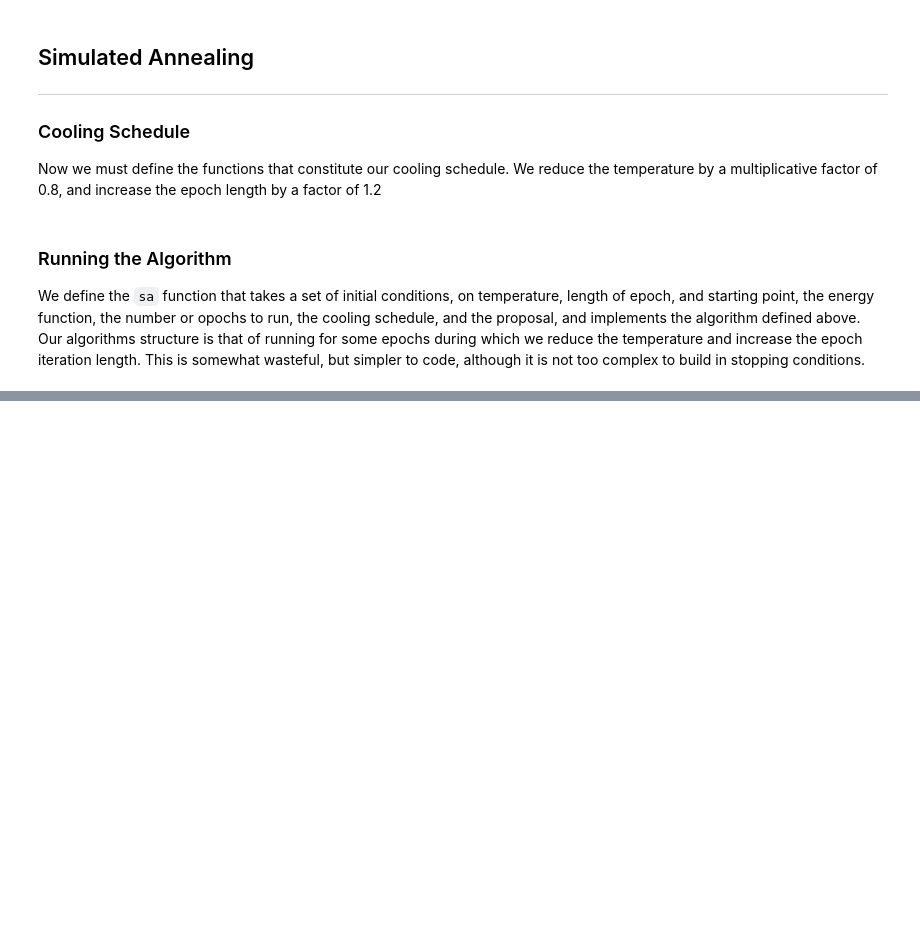
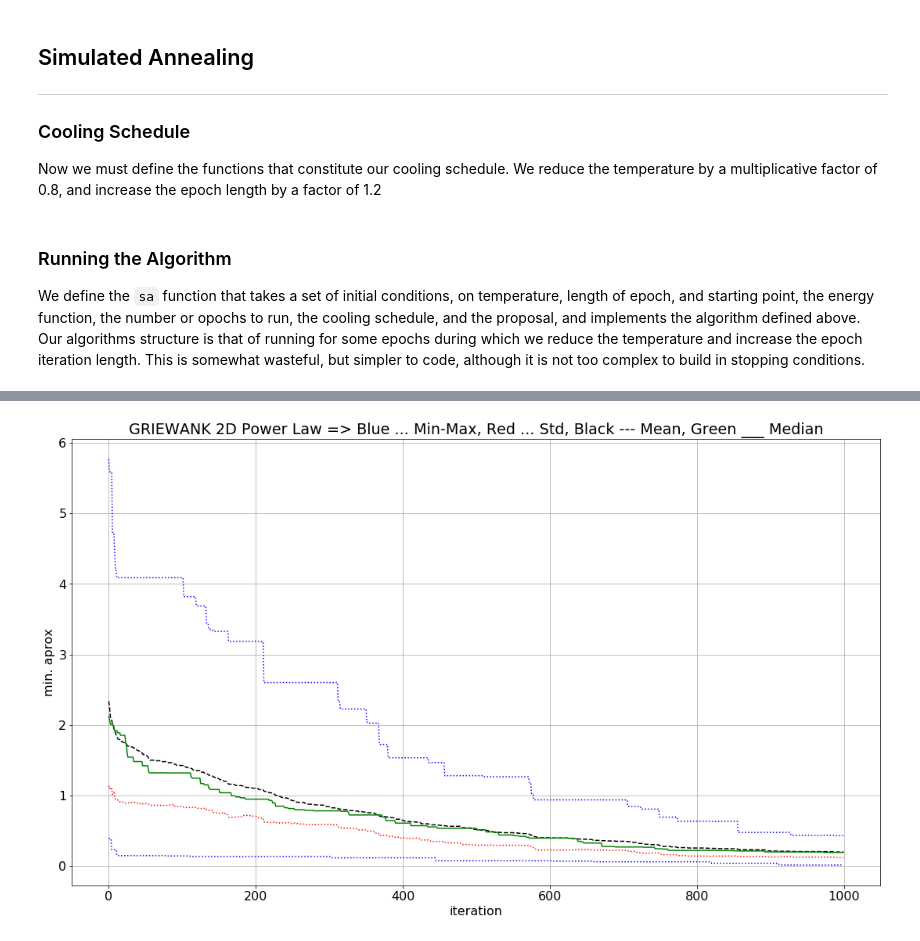
Before and after one commit to sergiojx/minmethods, a Jupyter notebook: griewankMean.ipynb, the cells around one changed output, grey strips where cells are left out. Cells and saved outputs as stored; diff of their text form; code cells hidden in the pictures; blank space fills up the shorter version.

Commit message:
Generate mena, median, max-min , std curves

```diff
--- a/griewankMean.ipynb
+++ b/griewankMean.ipynb
@@ -165,8 +186,8 @@ def GriewankGradient(fevalMtx):
 # %%
-def min_GriewankPowerLaw(fevalMtx):
+def min_GriewankHill(fevalMtx,sigma = 0.7):
     Y = np.copy(fevalMtx)
     for y in Y:
-        y[0] = y[0] + rdmSimetricPoerLow()
+        y[0] = y[0] + rdmGauss(sigma = sigma)
 
         if y[0] < -600 :
             y[0] = -600
@@ -434,0 +226,83 @@ Best Best_List_GaussSimanneal std 0.995707:
+# %%
+Best_List = []
+valVectorSize = 2
+
+if valVectorSize == 2:
+    iterSize = 1000
+    SimannealItrSize = 8
+else:
+    iterSize = 10000
+    SimannealItrSize = 19
+
+repetitions = 30
+OUT_Matrix = np.zeros((repetitions, iterSize))
+
+
+for j in range(0, repetitions):
+    Iterations = []
+
+    fevalRdm =  np.random.uniform(low=-100, high=100, size=(valVectorSize, 1))
+    delta = np.zeros((valVectorSize, 1))
+    sys.stdout.write("\r Iteration " + str(j))
+    sys.stdout.flush()
+    for i in range(0, iterSize):
+        OUT, fevalRdm = min_GriewankPowerLaw(fevalRdm, x1 = 10, x0 = 1, alpha = -1.5)
+        OUT_Matrix[j][i] = OUT
+        Iterations.append(i)
+
+    Best_List.append(OUT)
+
+
+print('\n')
+print('mean: ' + str(np.mean(Best_List)))
+print('std: ' + str(np.std(Best_List)))
+print('median: ' + str(np.median(Best_List)))
+print('min: ' + str(np.amin(Best_List)))
+print('max: ' + str(np.amax(Best_List)))
+
+
+
+# multy curve plot
+plt.rcParams.update({'font.size': 16})
+fig = plt.gcf()
+fig.set_size_inches(18.5, 10.5)
+plt.plot(np.squeeze(Iterations),
+         np.squeeze(np.amax(OUT_Matrix, axis=0)),
+         'b:',
+         np.squeeze(Iterations),
+         np.squeeze(np.amin(OUT_Matrix, axis=0)),
+         'b:',
+         np.squeeze(Iterations),
+         np.squeeze(np.mean(OUT_Matrix, axis=0)),
+         'k--',
+         np.squeeze(Iterations),
+         np.squeeze(np.median(OUT_Matrix, axis=0)),
+         'g-',
+         np.squeeze(Iterations),
+         np.squeeze(np.std(OUT_Matrix, axis=0)),
+         'r:',)
+
+
+plt.ylabel('min. aprox')
+plt.xlabel('iteration')
+plt.title("GRIEWANK 2D Power Law => Blue ... Min-Max, Red ... Std, Black --- Mean, Green ___ Median")
+plt.grid()
+plt.savefig('griewankPowerLaw_2d.pdf', format='pdf')
+plt.show()
+
+
+# Standard Deviation Plot
+Ala = np.std(OUT_Matrix, axis=0)
+stdBarIndex = np.zeros((Ala.shape[0]))
+stdBarIndex[0:Ala.shape[0]:20] = 1
+truncated = Ala*stdBarIndex
+fig = plt.gcf()
+fig.set_size_inches(18.5, 10.5)
+plt.errorbar(Iterations, np.median(OUT_Matrix, axis=0), truncated)
+plt.ylabel('min. aprox')
+plt.xlabel('iteration')
+plt.title("GRIEWANK 2D Power Law: Median")
+plt.grid()
+plt.savefig('griewankPowerLawStd_2d.pdf', format='pdf')
+plt.show()
+# %% [output]
@@ -434,0 +316 @@ Best Best_List_GaussSimanneal std 0.995707:
+[figure, added]
```
Also changed, not shown: parts of 31 cells of this notebook, 2 other files.
